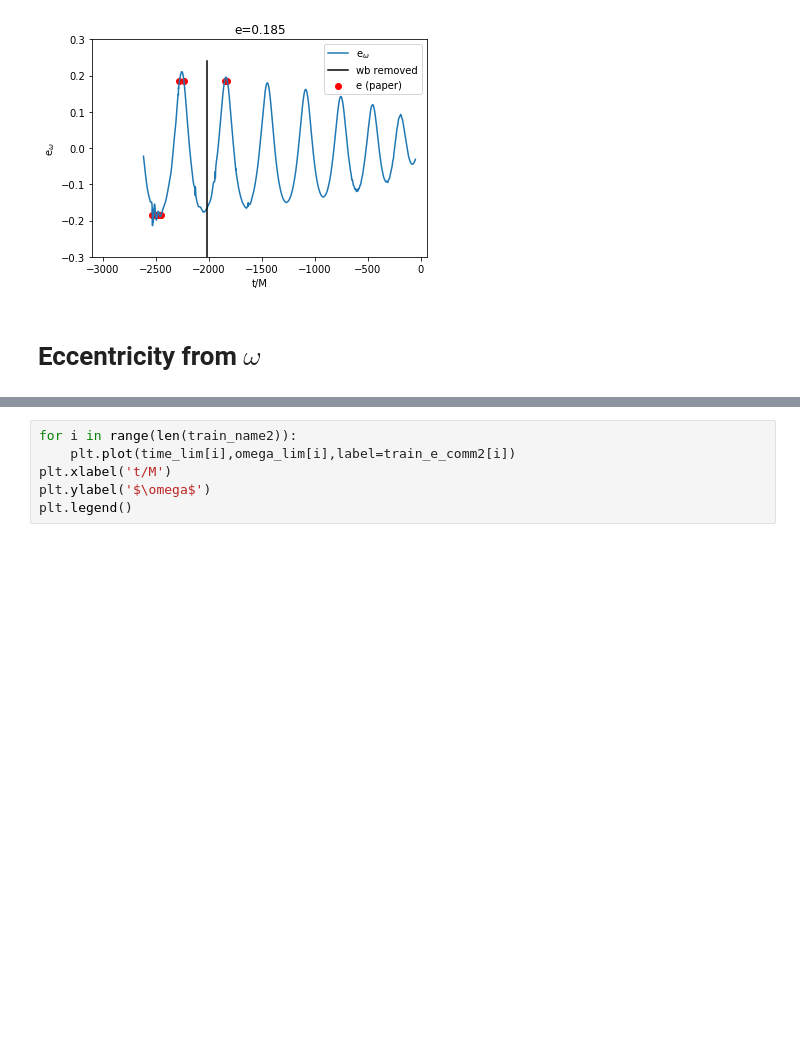
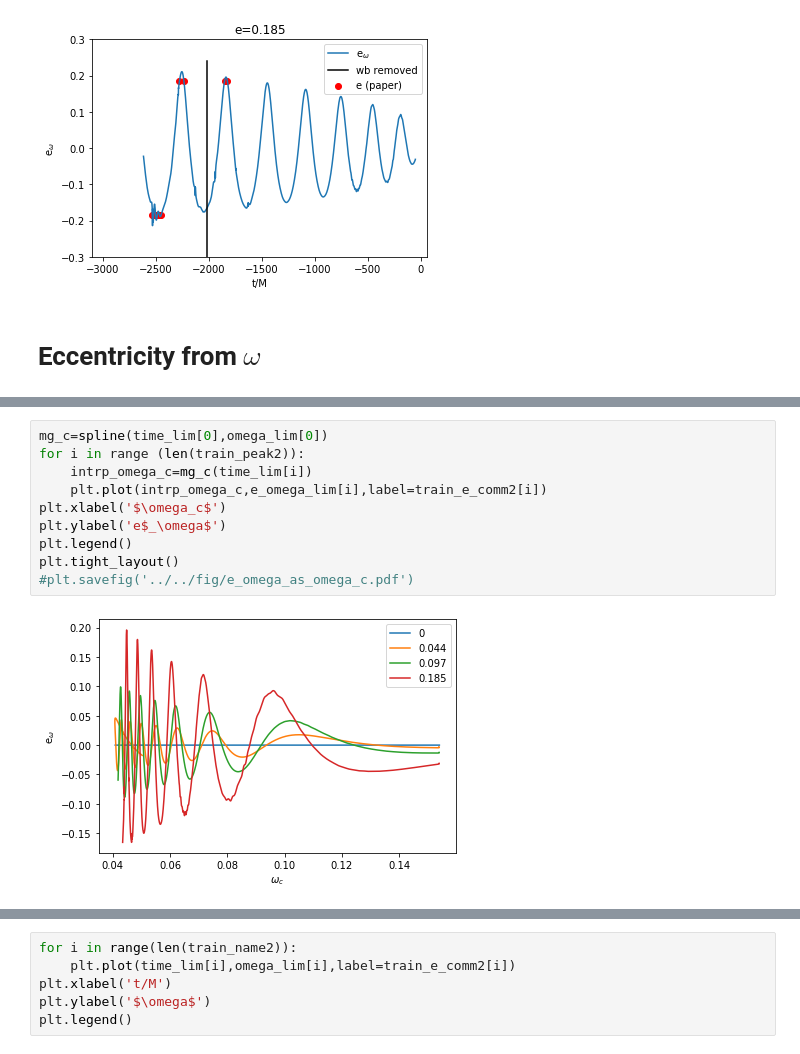
Before and after one commit to Yoshinta/pyrex, a Jupyter notebook: example/measure_ecc_pyrex.ipynb, the cells around one changed output, grey strips where cells are left out. Drawn from its saved outputs; the diff is of its cells as text; blank space fills up the shorter version.

```diff
--- a/example/measure_ecc_pyrex.ipynb
+++ b/example/measure_ecc_pyrex.ipynb
@@ -130,0 +173,12 @@ plt.legend()
+# %%
+mg_c=spline(time_lim[0],omega_lim[0])
+for i in range (len(train_peak2)):
+    intrp_omega_c=mg_c(time_lim[i])
+    plt.plot(intrp_omega_c,e_omega_lim[i],label=train_e_comm2[i])
+plt.xlabel('$\omega_c$')
+plt.ylabel('e$_\omega$')
+plt.legend()
+plt.tight_layout()
+#plt.savefig('../../fig/e_omega_as_omega_c.pdf')
+# %% [output]
+[figure, added]
```
Also changed, not shown: parts of 43 cells of this notebook, 7 other files.
